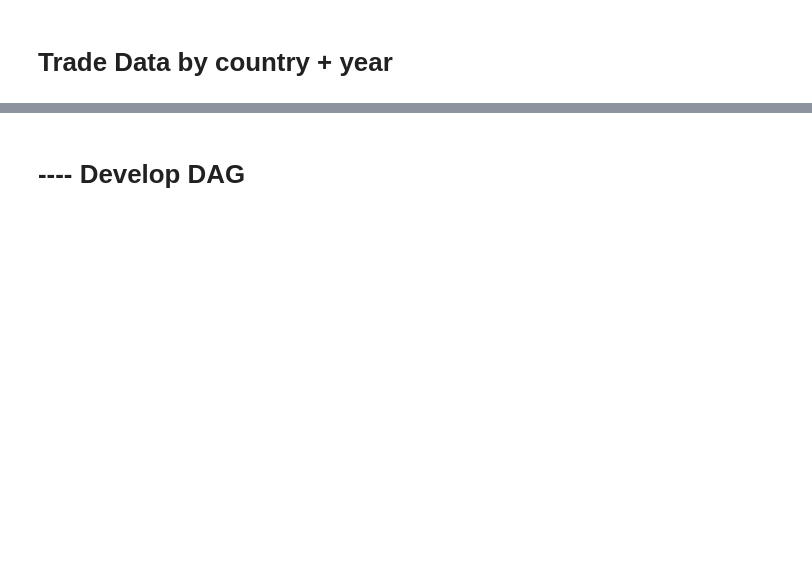
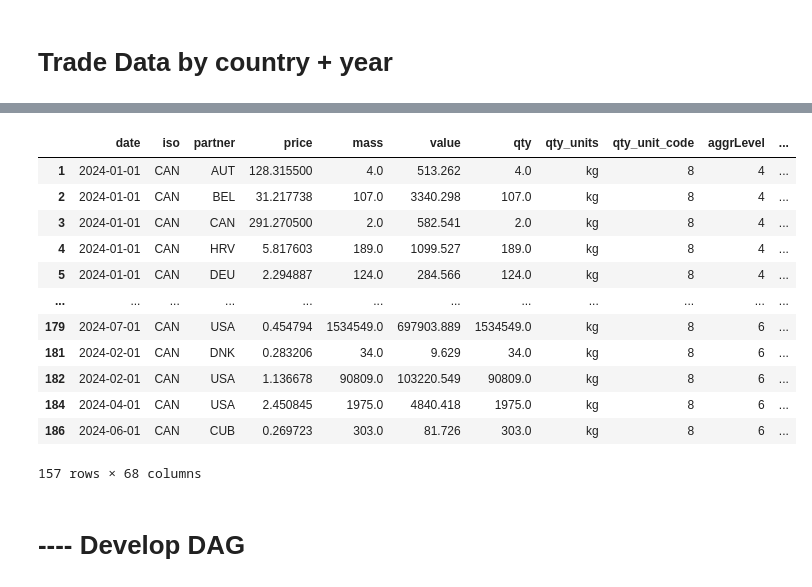
Before and after one commit to NicholasGrundl/bizwiz, a Jupyter notebook: notebooks/trade-hamilton.ipynb, the cells around one changed output, grey strips where cells are left out. Cells and saved outputs as stored; diff of their text form; code cells hidden in the pictures; blank space fills up the shorter version.

```diff
--- a/notebooks/trade-hamilton.ipynb
+++ b/notebooks/trade-hamilton.ipynb
@@ -81,3 +83,48 @@ df
+# %%
+from bizwiz import trade_data
+from bizwiz.trade.dags import find_country_data
+filepath='../data/comtrade/iso_country_codes.csv'
+country_df =find_country_data.country_codes(filepath)
+
+#concatenate and clean more
+import pandas as pd
+df = pd.DataFrame()
+for data in dataset:
+    _df = pd.concat([
+        data['import'],
+        data['export']
+    ])
+    _df['hs_code'] = data['hs_code']
+    df = pd.concat([df,_df])
+df = trade_data.remove_unkown_partners(df, country_df)
+
+## compute price metrics from subset of annual data
+# - filter dates
+start_date=''
+end_date=''
+
+# - compute metrics
+# -- from a combined df
+
+# - add metrics to a summary df
+# -- code, country, price, mass
+
+# - merge code with name
+df
+# %% [output]
+|  | date | iso | partner | price | mass | value | qty | qty_units | qty_unit_code | aggrLevel | ... |
+| 1 | 2024-01-01 | CAN | AUT | 128.315500 | 4.0 | 513.262 | 4.0 | kg | 8 | 4 | ... |
+| 2 | 2024-01-01 | CAN | BEL | 31.217738 | 107.0 | 3340.298 | 107.0 | kg | 8 | 4 | ... |
+| 3 | 2024-01-01 | CAN | CAN | 291.270500 | 2.0 | 582.541 | 2.0 | kg | 8 | 4 | ... |
+| 4 | 2024-01-01 | CAN | HRV | 5.817603 | 189.0 | 1099.527 | 189.0 | kg | 8 | 4 | ... |
+| 5 | 2024-01-01 | CAN | DEU | 2.294887 | 124.0 | 284.566 | 124.0 | kg | 8 | 4 | ... |
+| ... | ... | ... | ... | ... | ... | ... | ... | ... | ... | ... | ... |
+| 179 | 2024-07-01 | CAN | USA | 0.454794 | 1534549.0 | 697903.889 | 1534549.0 | kg | 8 | 6 | ... |
+| 181 | 2024-02-01 | CAN | DNK | 0.283206 | 34.0 | 9.629 | 34.0 | kg | 8 | 6 | ... |
+| 182 | 2024-02-01 | CAN | USA | 1.136678 | 90809.0 | 103220.549 | 90809.0 | kg | 8 | 6 | ... |
+| 184 | 2024-04-01 | CAN | USA | 2.450845 | 1975.0 | 4840.418 | 1975.0 | kg | 8 | 6 | ... |
+| 186 | 2024-06-01 | CAN | CUB | 0.269723 | 303.0 | 81.726 | 303.0 | kg | 8 | 6 | ... |
+157 rows × 68 columns
 # %% [markdown]
 # ---- Develop DAG
 # %%
```
Also changed, not shown: parts of 3 cells of this notebook.
